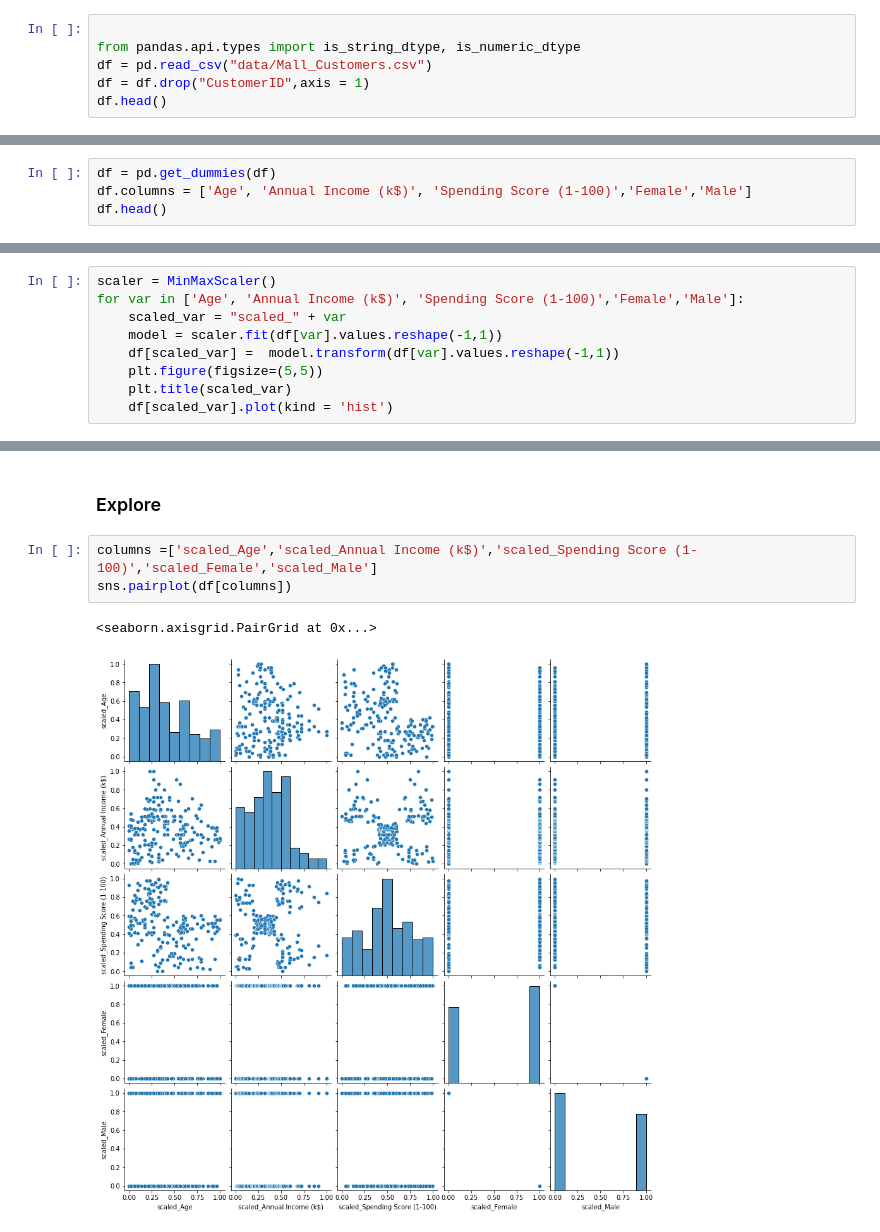
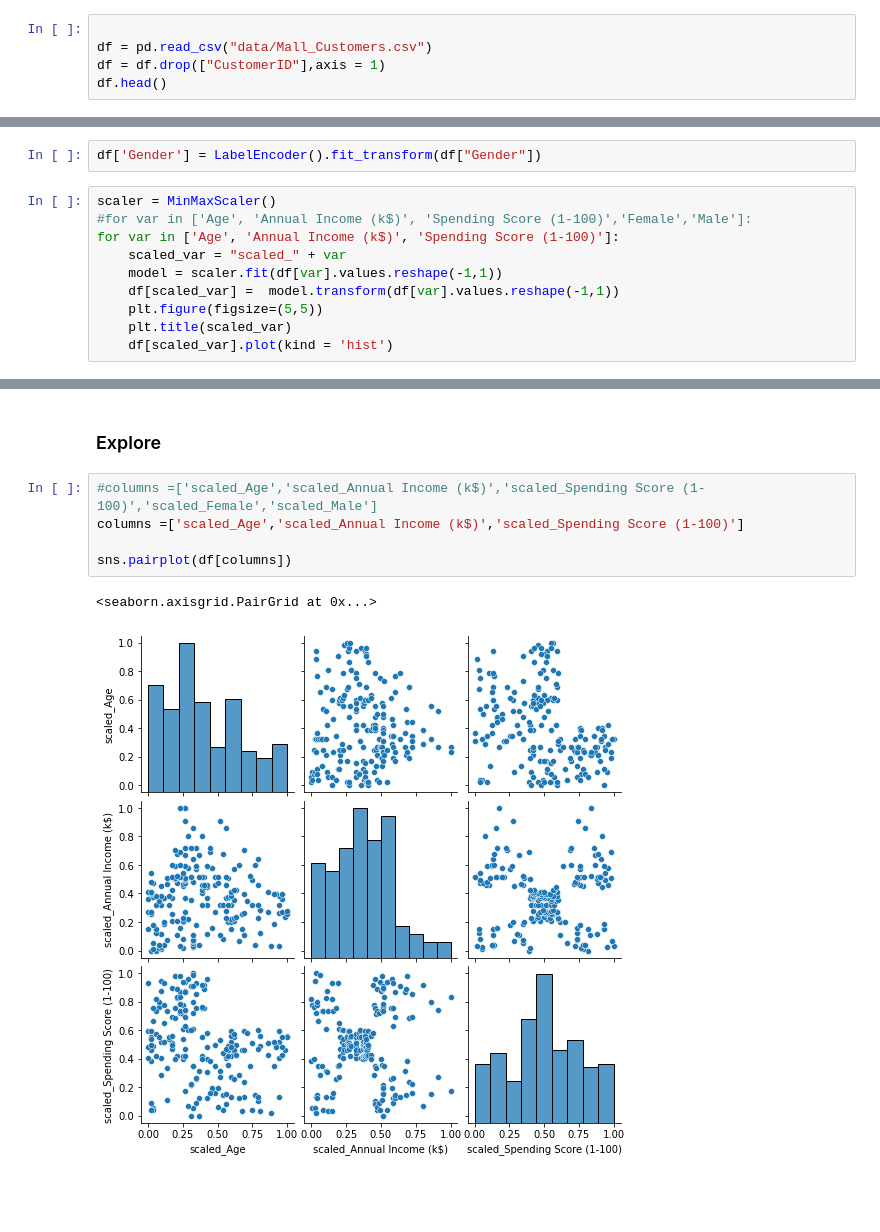
Before and after one commit to ATAuntilIW/Introduction-to-Machine-Learning, a Jupyter notebook: Customer Segmentation/Customer Segmentation using K-Means.ipynb, the cells around one changed output, grey strips where cells are left out. Cells and saved outputs as stored; diff of their text form; blank space fills up the shorter version.

```diff
--- a/Customer Segmentation/Customer Segmentation using K-Means.ipynb
+++ b/Customer Segmentation/Customer Segmentation using K-Means.ipynb
@@ -13,9 +15,8 @@ from sklearn.preprocessing import MinMaxScaler # MMS for normalization
 ### Load data
 # %%
 
-from pandas.api.types import is_string_dtype, is_numeric_dtype
 df = pd.read_csv("data/Mall_Customers.csv")
-df = df.drop("CustomerID",axis = 1)
+df = df.drop(["CustomerID"],axis = 1)
 df.head()
 # %% [output]
 |  | Gender | Age | Annual Income (k$) | Spending Score (1-100) |
@@ -62,7 +63,3 @@ for col in df:
 [figure]
 # %% [markdown]
 #### Process data
-# %%
-df = pd.get_dummies(df)
-df.columns = ['Age', 'Annual Income (k$)', 'Spending Score (1-100)','Female','Male']
-df.head()
@@ -76,6 +66,9 @@ df.head()
+# %%
+df['Gender'] = LabelEncoder().fit_transform(df["Gender"])
 # %%
 scaler = MinMaxScaler()
-for var in ['Age', 'Annual Income (k$)', 'Spending Score (1-100)','Female','Male']:
+#for var in ['Age', 'Annual Income (k$)', 'Spending Score (1-100)','Female','Male']:
+for var in ['Age', 'Annual Income (k$)', 'Spending Score (1-100)']:
     scaled_var = "scaled_" + var
     model = scaler.fit(df[var].values.reshape(-1,1))
     df[scaled_var] =  model.transform(df[var].values.reshape(-1,1))
@@ -91,8 +82,10 @@ for var in ['Age', 'Annual Income (k$)', 'Spending Score (1-100)','Female','Male
 # %% [markdown]
 ### Explore
 # %%
-columns =['scaled_Age','scaled_Annual Income (k$)','scaled_Spending Score (1-100)','scaled_Female','scaled_Male']
+#columns =['scaled_Age','scaled_Annual Income (k$)','scaled_Spending Score (1-100)','scaled_Female','scaled_Male']
+columns =['scaled_Age','scaled_Annual Income (k$)','scaled_Spending Score (1-100)']
+
 sns.pairplot(df[columns])
 # %% [output]
 <seaborn.axisgrid.PairGrid at 0x...>
-[figure, old version]
+[figure, new version]
```
Also changed, not shown: parts of 17 cells of this notebook.
